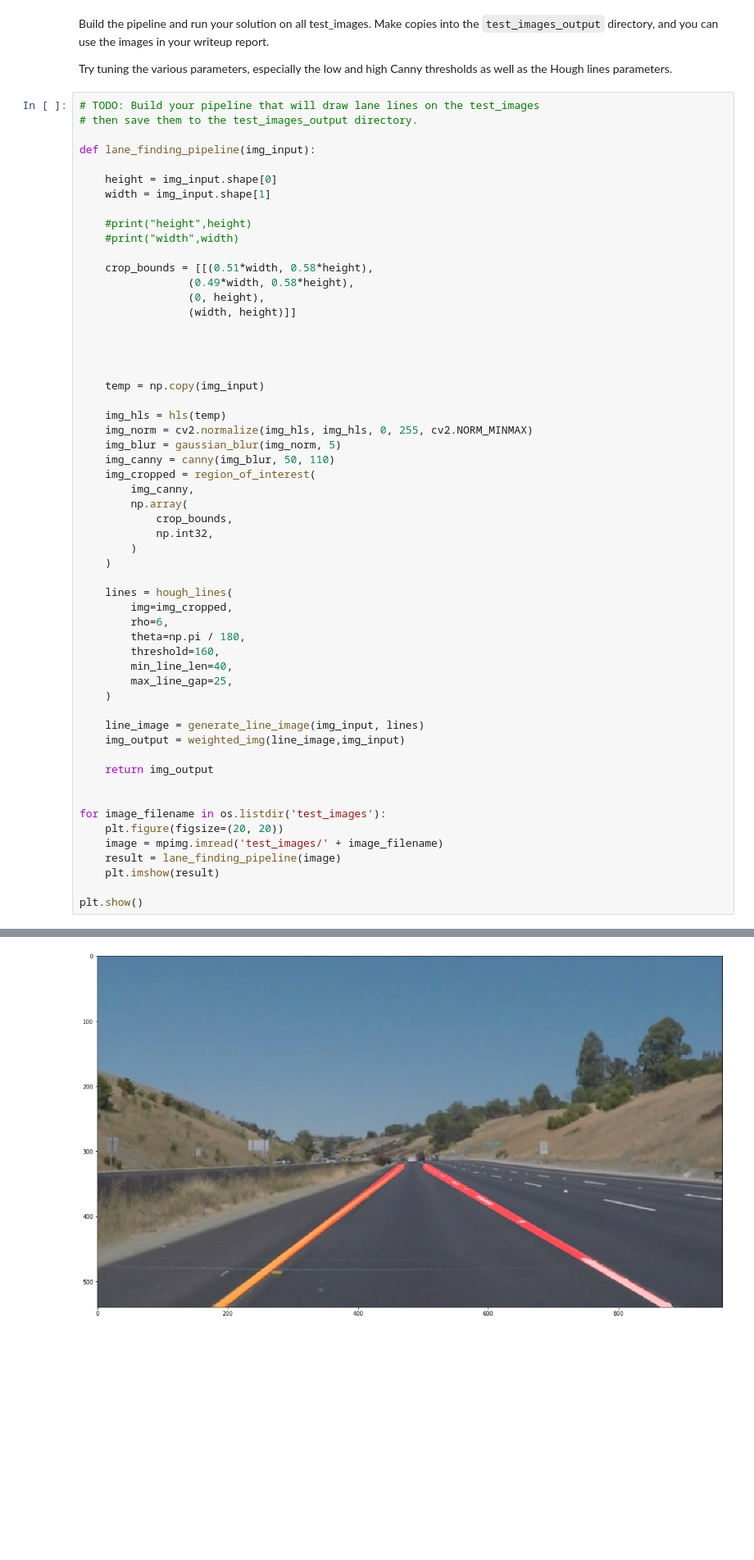
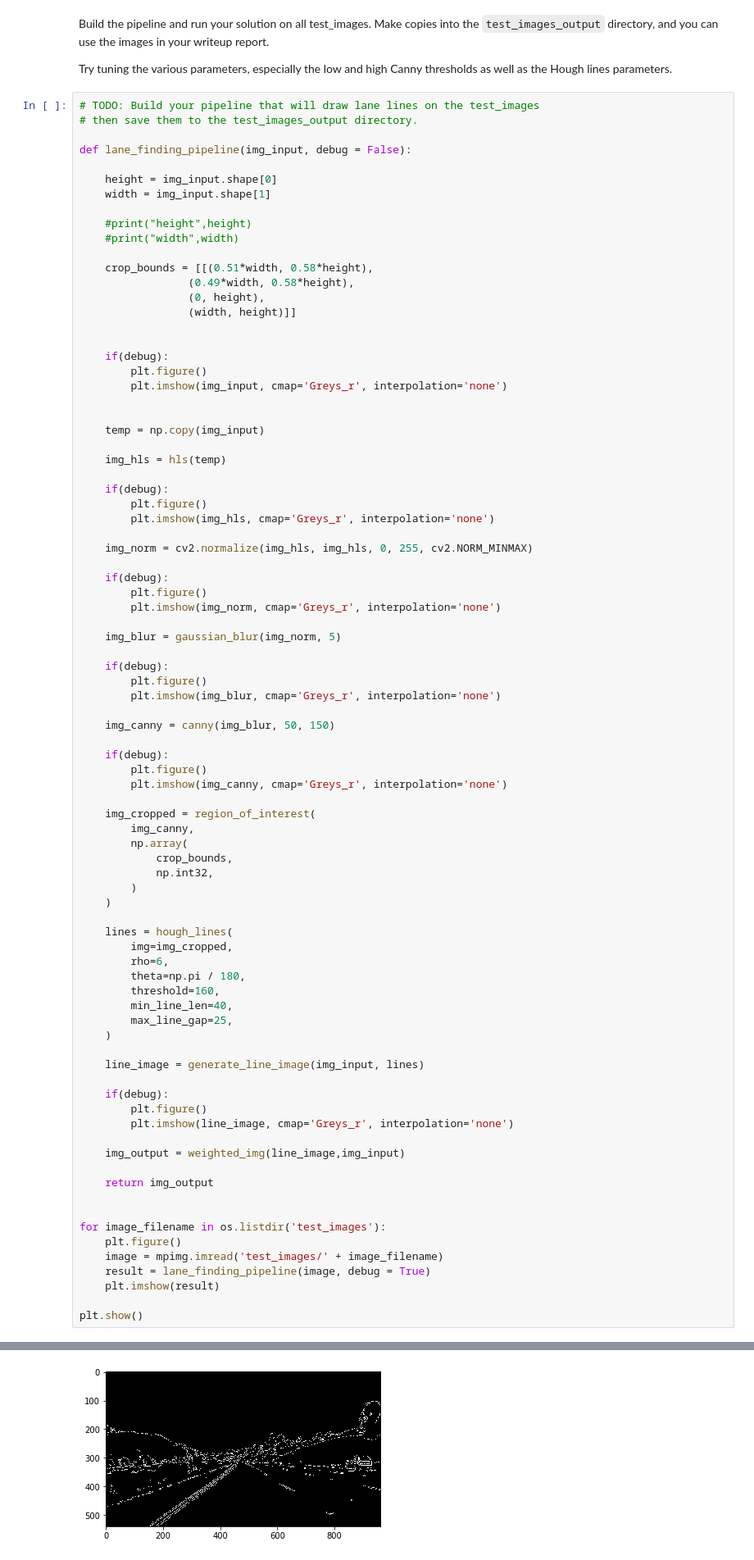
Before and after one commit to jithinjosethomas/CarND-LaneLines-P1, a Jupyter notebook: P1.ipynb, the cells around one changed output, grey strips where cells are left out. Shown at 82% size. Cells and saved outputs as stored; diff of their text form; blank space fills up the shorter version.

```diff
--- a/P1.ipynb
+++ b/P1.ipynb
@@ -250,7 +250,7 @@ Try tuning the various parameters, especially the low and high Canny thresholds
 # TODO: Build your pipeline that will draw lane lines on the test_images
 # then save them to the test_images_output directory.
 
-def lane_finding_pipeline(img_input):
+def lane_finding_pipeline(img_input, debug = False):
 
     height = img_input.shape[0]
     width = img_input.shape[1]
@@ -264,14 +264,37 @@ def lane_finding_pipeline(img_input):
                  (width, height)]]
 
 
+    if(debug):
+        plt.figure()
+        plt.imshow(img_input, cmap='Greys_r', interpolation='none')
 
 
     temp = np.copy(img_input)
 
     img_hls = hls(temp)
+
+    if(debug):
+        plt.figure()
+        plt.imshow(img_hls, cmap='Greys_r', interpolation='none')
+
     img_norm = cv2.normalize(img_hls, img_hls, 0, 255, cv2.NORM_MINMAX)
+
+    if(debug):
+        plt.figure()
+        plt.imshow(img_norm, cmap='Greys_r', interpolation='none')
+
     img_blur = gaussian_blur(img_norm, 5)
-    img_canny = canny(img_blur, 50, 110)
+
+    if(debug):
+        plt.figure()
+        plt.imshow(img_blur, cmap='Greys_r', interpolation='none')
+
+    img_canny = canny(img_blur, 50, 150)
+
+    if(debug):
+        plt.figure()
+        plt.imshow(img_canny, cmap='Greys_r', interpolation='none')
+
     img_cropped = region_of_interest(
         img_canny,
         np.array(
@@ -290,15 +313,20 @@ def lane_finding_pipeline(img_input):
     )
 
     line_image = generate_line_image(img_input, lines)
+
+    if(debug):
+        plt.figure()
+        plt.imshow(line_image, cmap='Greys_r', interpolation='none')
+
     img_output = weighted_img(line_image,img_input)
 
     return img_output
 
 
 for image_filename in os.listdir('test_images'):
-    plt.figure(figsize=(20, 20))
+    plt.figure()
     image = mpimg.imread('test_images/' + image_filename)
-    result = lane_finding_pipeline(image)
+    result = lane_finding_pipeline(image, debug = True)
     plt.imshow(result)
 
 plt.show()
@@ -310 +339 @@ plt.show()
-[figure, old version]
+[figure, new version]
```
Also changed, not shown: parts of 1 cell of this notebook, 2 other files.
